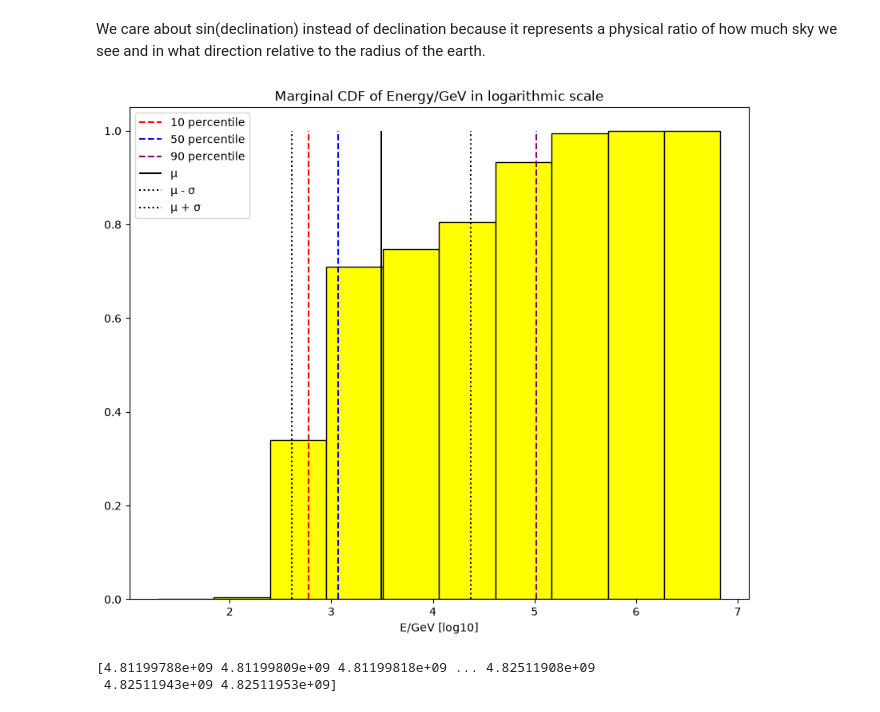
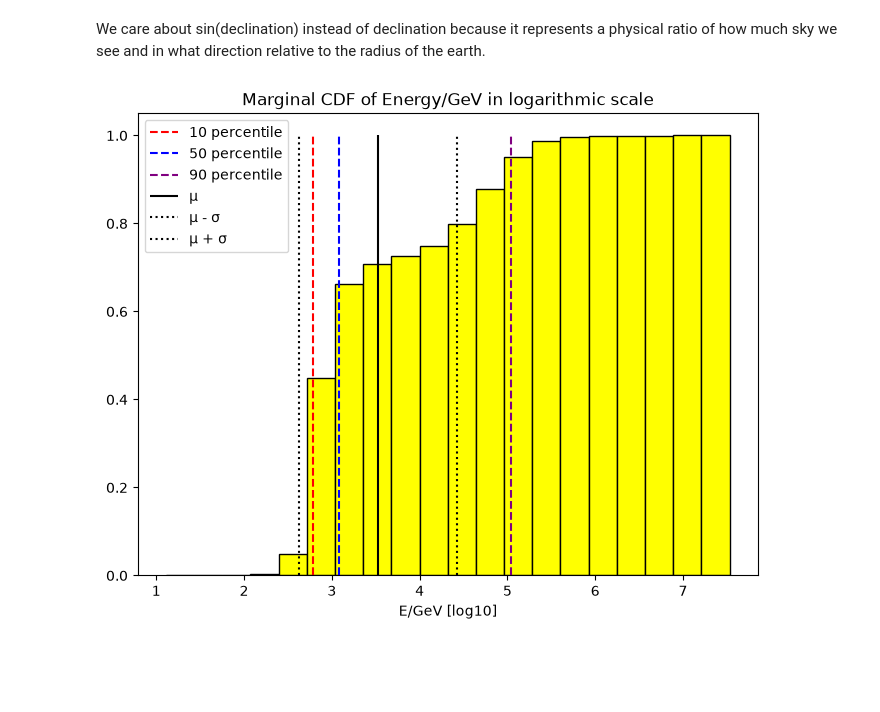
Before and after one commit to vigneshK0404/Data_Science_Projects, a Jupyter notebook: Project_1_Karthikeyan.ipynb, the cells around one changed output. Drawn from its saved outputs; the diff is of its cells as text; code cells hidden in the pictures; blank space fills up the shorter version.

Commit message:
fixed the issues now I can finally begin plotting

```diff
--- a/Project_1_Karthikeyan.ipynb
+++ b/Project_1_Karthikeyan.ipynb
@@ -8,13 +8,14 @@ df_raw = pd.read_csv("data/icecube_public.txt",nrows=50000)
-# %%
-col_str = list(df_raw.columns)[0]
-col_headers = col_str.split()
-data_cols = ['MJD[days]','log10(E/GeV)','AngErr[deg]', 'RA[deg]', 'Dec[deg]']
-df_raw[col_headers] = df_raw[col_str].str.split("\s+", expand=True)
-df = df_raw[data_cols]
-# %%
-for i in data_cols:
-    df[i] = pd.to_numeric(df[i],errors="coerce")
-df_cleaned = df.dropna()
+# %%
+col_str = str(list(df_raw.columns)[0])
+col_headers = col_str.split()[1:]
+data_cols = ['MJD[days]','log10(E/GeV)','AngErr[deg]', 'RA[deg]', 'Dec[deg]']
+df_stripped = df_raw[col_str].str.strip()
+is_numeric = df_stripped.str.match(r"\d+")
+df_string = df_stripped[is_numeric]
+# %%
+df = pd.DataFrame()
+df[col_headers] = df_string.str.split("\s+", expand=True)
+df = df.astype(float)
 # %%
 plt.hist(df["MJD[days]"], density=True,edgecolor = "black", color="steelblue")
 plt.xlabel("Time[days]")
@@ -46,28 +47,24 @@ plt.show()
 # %% [markdown]
 We care about sin(declination) instead of declination because it represents a physical ratio of how much sky we see and in what direction relative to the radius of the earth.
 # %%
-plt.figure(figsize=(10, 8))
+plt.figure(figsize=(8, 6))
 for i,c in zip([10,50,90],["red","blue","purple"]):
     plt.vlines(np.percentile(df["log10(E/GeV)"],i),
                ymin=0, ymax=1, colors=c, linestyle="dashed", label=f"{i} percentile")
 
 plt.vlines(np.mean(df["log10(E/GeV)"]), ymin=0, ymax=1, colors= "black", linestyle="solid", label="\u03bc")
 plt.vlines(np.mean(df["log10(E/GeV)"]) - np.std(df["log10(E/GeV)"]), ymin=0, ymax=1, colors= "black", linestyle=":", label="\u03bc - \u03C3")
 plt.vlines(np.mean(df["log10(E/GeV)"]) + np.std(df["log10(E/GeV)"]), ymin=0, ymax=1, colors= "black", linestyle=":", label="\u03bc + \u03C3")
 
-plt.hist(df["log10(E/GeV)"], density=True, color="yellow" ,edgecolor = "black", cumulative=True)
+plt.hist(df["log10(E/GeV)"], bins=20, density=True, color="yellow" ,edgecolor = "black", cumulative=True)
 
 plt.xlabel("E/GeV [log10]")
 plt.title("Marginal CDF of Energy/GeV in logarithmic scale")
 plt.legend()
 plt.show()
 # %% [output]
-[figure, old version]
+[figure, new version]
 # %%
 time = np.array(df["MJD[days]"])*86400
-print(time)
-# %% [output]
-[4.81199788e+09 4.81199809e+09 4.81199818e+09 ... 4.82511908e+09
- 4.82511943e+09 4.82511953e+09]
 # %%
 time_diff = time[1:] - time[:-1]
```
Also changed, not shown: parts of 8 cells of this notebook.
